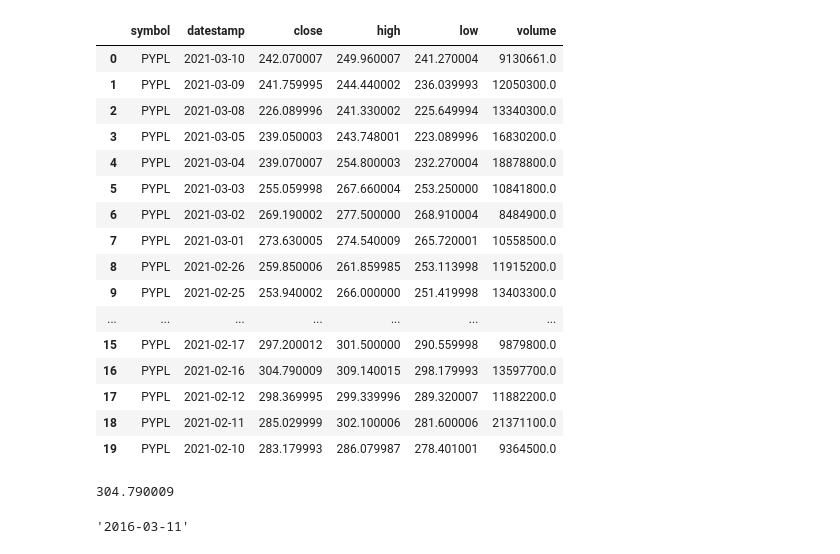
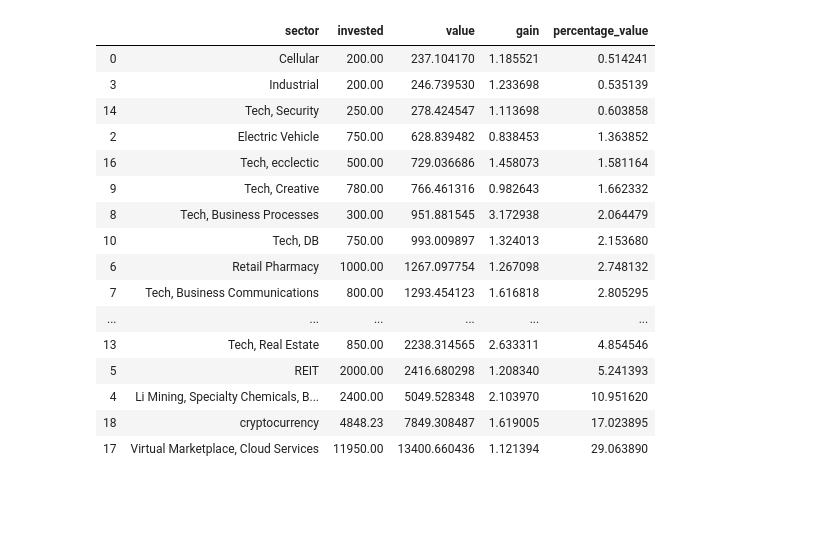
Before and after one commit to dgsprous0808/disasterCapitalism, a Jupyter notebook: finmod.ipynb, the cells around one changed output. Cells and saved outputs as stored; diff of their text form; code cells hidden in the pictures; blank space fills up the shorter version.

```diff
--- a/finmod.ipynb
+++ b/finmod.ipynb
@@ -66,0 +146,3 @@ df = get_historic_data(symbol, api_key)
+# %%
+todays_df = todays_df.sort_values(by=['rho'])
+todays_df[fields].head(40)
@@ -66,0 +167,3 @@ df = get_historic_data(symbol, api_key)
+# %%
+todays_df = todays_df.sort_values(by=['prc_value'])
+todays_df[fields].head(40)
@@ -66,0 +188,22 @@ df = get_historic_data(symbol, api_key)
+# %%
+dfx = todays_df
+
+sector_df = dfx[['sector','invested','value']].groupby('sector').agg('sum').reset_index()
+total = sum( sector_df['value'] )
+sector_df['gain'] = sector_df['value']/sector_df['invested']
+sector_df['percentage_value'] = 100.00*sector_df['value']/total
+
+area_df = dfx[['area','invested','value']].groupby('area').agg('sum').reset_index()
+total = sum( area_df['value'] )
+area_df['gain'] = area_df['value']/area_df['invested']
+area_df['percentage_value'] = 100*area_df['value']/total
+# %%
+fig1, ax1 = plt.subplots()
+df = sector_df
+df = df.sort_values(by=['gain'])
+
+label_ = list( map( disCap.mklab, df.sector, df.invested, df.value, df.gain, df.gain) )
+ax1.pie(df.value, labels=label_, autopct='%1.1f%%', shadow=True, radius=7, startangle=90, \
+        colors= disCap.rgb_gain(df.gain,red_point,green_point,blue_point) )
+
+plt.show()
@@ -67,28 +212,20 @@ df = get_historic_data(symbol, api_key)
 # %%
-df.head(20)
+df.sort_values(by=['percentage_value']).head(20)
 # %% [output]
-|  | symbol | datestamp | close | high | low | volume |
-| 0 | PYPL | 2021-03-10 | 242.070007 | 249.960007 | 241.270004 | 9130661.0 |
-| 1 | PYPL | 2021-03-09 | 241.759995 | 244.440002 | 236.039993 | 12050300.0 |
-| 2 | PYPL | 2021-03-08 | 226.089996 | 241.330002 | 225.649994 | 13340300.0 |
-| 3 | PYPL | 2021-03-05 | 239.050003 | 243.748001 | 223.089996 | 16830200.0 |
-| 4 | PYPL | 2021-03-04 | 239.070007 | 254.800003 | 232.270004 | 18878800.0 |
-| 5 | PYPL | 2021-03-03 | 255.059998 | 267.660004 | 253.250000 | 10841800.0 |
-| 6 | PYPL | 2021-03-02 | 269.190002 | 277.500000 | 268.910004 | 8484900.0 |
-| 7 | PYPL | 2021-03-01 | 273.630005 | 274.540009 | 265.720001 | 10558500.0 |
-| 8 | PYPL | 2021-02-26 | 259.850006 | 261.859985 | 253.113998 | 11915200.0 |
-| 9 | PYPL | 2021-02-25 | 253.940002 | 266.000000 | 251.419998 | 13403300.0 |
-| ... | ... | ... | ... | ... | ... | ... |
-| 15 | PYPL | 2021-02-17 | 297.200012 | 301.500000 | 290.559998 | 9879800.0 |
-| 16 | PYPL | 2021-02-16 | 304.790009 | 309.140015 | 298.179993 | 13597700.0 |
-| 17 | PYPL | 2021-02-12 | 298.369995 | 299.339996 | 289.320007 | 11882200.0 |
-| 18 | PYPL | 2021-02-11 | 285.029999 | 302.100006 | 281.600006 | 21371100.0 |
-| 19 | PYPL | 2021-02-10 | 283.179993 | 286.079987 | 278.401001 | 9364500.0 |
+|  | sector | invested | value | gain | percentage_value |
+| 0 | Cellular | 200.00 | 237.104170 | 1.185521 | 0.514241 |
+| 3 | Industrial | 200.00 | 246.739530 | 1.233698 | 0.535139 |
+| 14 | Tech, Security | 250.00 | 278.424547 | 1.113698 | 0.603858 |
+| 2 | Electric Vehicle | 750.00 | 628.839482 | 0.838453 | 1.363852 |
+| 16 | Tech, ecclectic | 500.00 | 729.036686 | 1.458073 | 1.581164 |
+| 9 | Tech, Creative | 780.00 | 766.461316 | 0.982643 | 1.662332 |
+| 8 | Tech, Business Processes | 300.00 | 951.881545 | 3.172938 | 2.064479 |
+| 10 | Tech, DB | 750.00 | 993.009897 | 1.324013 | 2.153680 |
+| 6 | Retail Pharmacy | 1000.00 | 1267.097754 | 1.267098 | 2.748132 |
+| 7 | Tech, Business Communications | 800.00 | 1293.454123 | 1.616818 | 2.805295 |
+| ... | ... | ... | ... | ... | ... |
+| 13 | Tech, Real Estate | 850.00 | 2238.314565 | 2.633311 | 4.854546 |
+| 5 | REIT | 2000.00 | 2416.680298 | 1.208340 | 5.241393 |
+| 4 | Li Mining, Specialty Chemicals, B... | 2400.00 | 5049.528348 | 2.103970 | 10.951620 |
+| 18 | cryptocurrency | 4848.23 | 7849.308487 | 1.619005 | 17.023895 |
+| 17 | Virtual Marketplace, Cloud Services | 11950.00 | 13400.660436 | 1.121394 | 29.063890 |
-# %%
-max( df['close'] )
-# %% [output]
-304.790009
-# %%
-min( df['datestamp'] )
-# %% [output]
-'2016-03-11'
```
Also changed, not shown: parts of 19 cells of this notebook, 5 other files.
